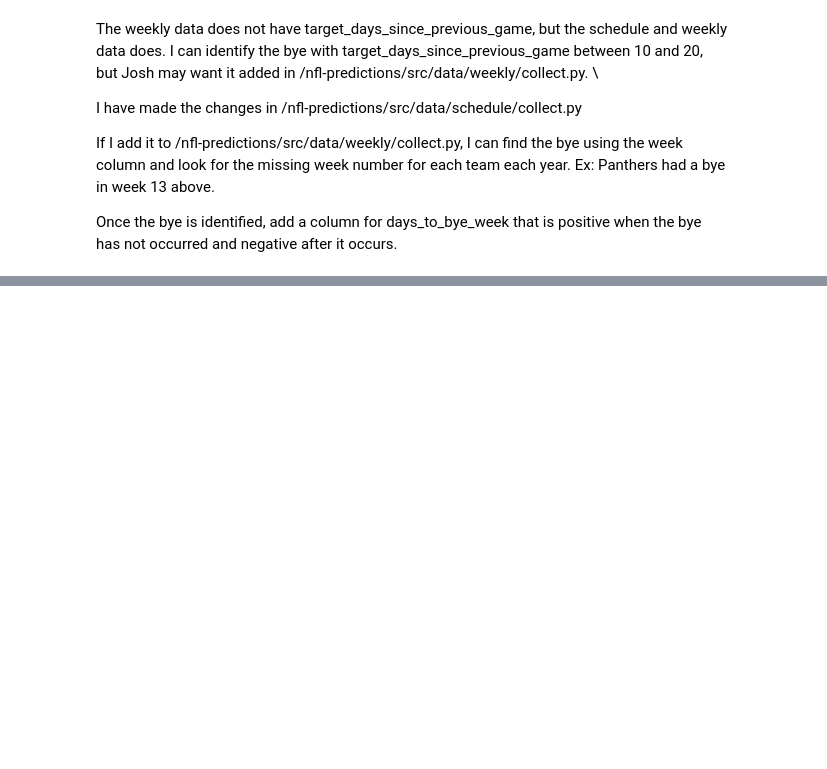
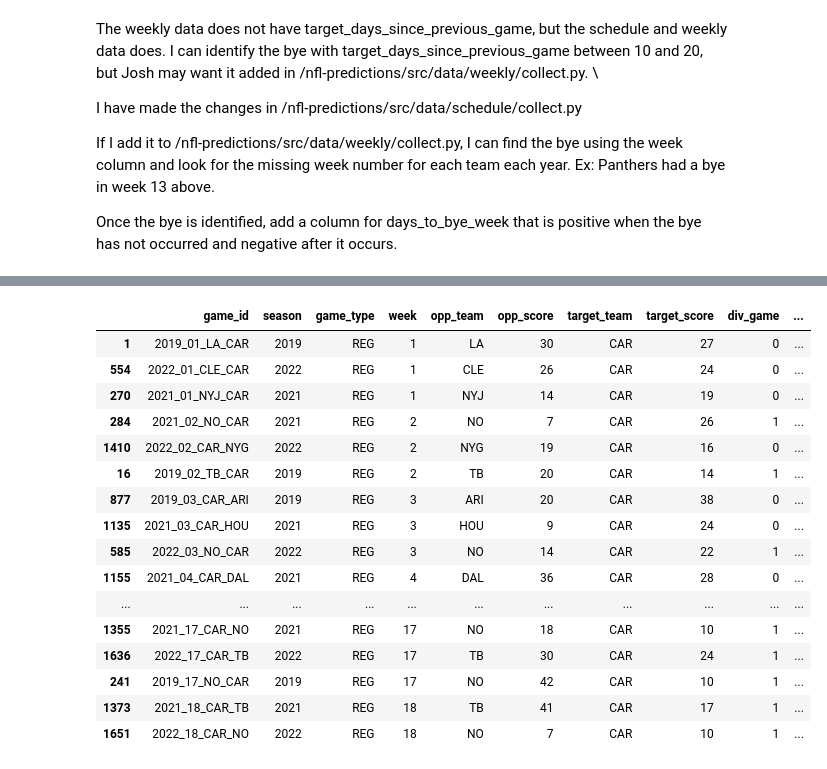
Before and after one commit to darkhark/nfl-predictions, a Jupyter notebook: notebooks/model_training/predict_games/schedule_and_weekly/Initial_EDA.ipynb, the cells around one changed output, grey strips where cells are left out. Saved outputs shown, nothing was run; the diff lists cells and outputs as text; code cells hidden in the pictures; blank space fills up the shorter version.

```diff
--- a/notebooks/model_training/predict_games/schedule_and_weekly/Initial_EDA.ipynb
+++ b/notebooks/model_training/predict_games/schedule_and_weekly/Initial_EDA.ipynb
@@ -188,3 +158,7 @@ I have made the changes in /nfl-predictions/src/data/schedule/collect.py
 If I add it to /nfl-predictions/src/data/weekly/collect.py, I can find the bye using the week column and look for the missing week number for each team each year. Ex: Panthers had a bye in week 13 above.
 
 Once the bye is identified, add a column for days_to_bye_week that is positive when the bye has not occurred and negative after it occurs.
+# %%
+from src.data.collect_all import get_schedule_and_weekly_data
+schedule_and_weekly_df = get_schedule_and_weekly_data([2019, 2021, 2022])
+schedule_and_weekly_df.head()
@@ -190,0 +196,40 @@ Once the bye is identified, add a column for days_to_bye_week that is positive w
+# %%
+columns = [
+    'game_id',
+    'season',
+    'game_type',
+    'week',
+    'opp_team',
+    'opp_score',
+    'target_team',
+    'target_score',
+    'div_game',
+    'target_days_since_previous_game',
+    # 'bye_week_target',
+    # 'bye_week_opp',
+    # 'target_days_to_bye_week',
+    # 'opp_days_to_bye_week',
+    'target_game_count',
+    'opp_game_count',
+    'is_home_target',
+    'target_win'
+]
+schedule_and_weekly_df[schedule_and_weekly_df['target_team'] == 'CAR'][columns].sort_values('week')
+# %% [output]
+|  | game_id | season | game_type | week | opp_team | opp_score | target_team | target_score | div_game | ... |
+| 1 | 2019_01_LA_CAR | 2019 | REG | 1 | LA | 30 | CAR | 27 | 0 | ... |
+| 554 | 2022_01_CLE_CAR | 2022 | REG | 1 | CLE | 26 | CAR | 24 | 0 | ... |
+| 270 | 2021_01_NYJ_CAR | 2021 | REG | 1 | NYJ | 14 | CAR | 19 | 0 | ... |
+| 284 | 2021_02_NO_CAR | 2021 | REG | 2 | NO | 7 | CAR | 26 | 1 | ... |
+| 1410 | 2022_02_CAR_NYG | 2022 | REG | 2 | NYG | 19 | CAR | 16 | 0 | ... |
+| 16 | 2019_02_TB_CAR | 2019 | REG | 2 | TB | 20 | CAR | 14 | 1 | ... |
+| 877 | 2019_03_CAR_ARI | 2019 | REG | 3 | ARI | 20 | CAR | 38 | 0 | ... |
+| 1135 | 2021_03_CAR_HOU | 2021 | REG | 3 | HOU | 9 | CAR | 24 | 0 | ... |
+| 585 | 2022_03_NO_CAR | 2022 | REG | 3 | NO | 14 | CAR | 22 | 1 | ... |
+| 1155 | 2021_04_CAR_DAL | 2021 | REG | 4 | DAL | 36 | CAR | 28 | 0 | ... |
+| ... | ... | ... | ... | ... | ... | ... | ... | ... | ... | ... |
+| 1355 | 2021_17_CAR_NO | 2021 | REG | 17 | NO | 18 | CAR | 10 | 1 | ... |
+| 1636 | 2022_17_CAR_TB | 2022 | REG | 17 | TB | 30 | CAR | 24 | 1 | ... |
+| 241 | 2019_17_NO_CAR | 2019 | REG | 17 | NO | 42 | CAR | 10 | 1 | ... |
+| 1373 | 2021_18_CAR_TB | 2021 | REG | 18 | TB | 41 | CAR | 17 | 1 | ... |
+| 1651 | 2022_18_CAR_NO | 2022 | REG | 18 | NO | 7 | CAR | 10 | 1 | ... |
```
Also changed, not shown: parts of 12 cells of this notebook.
